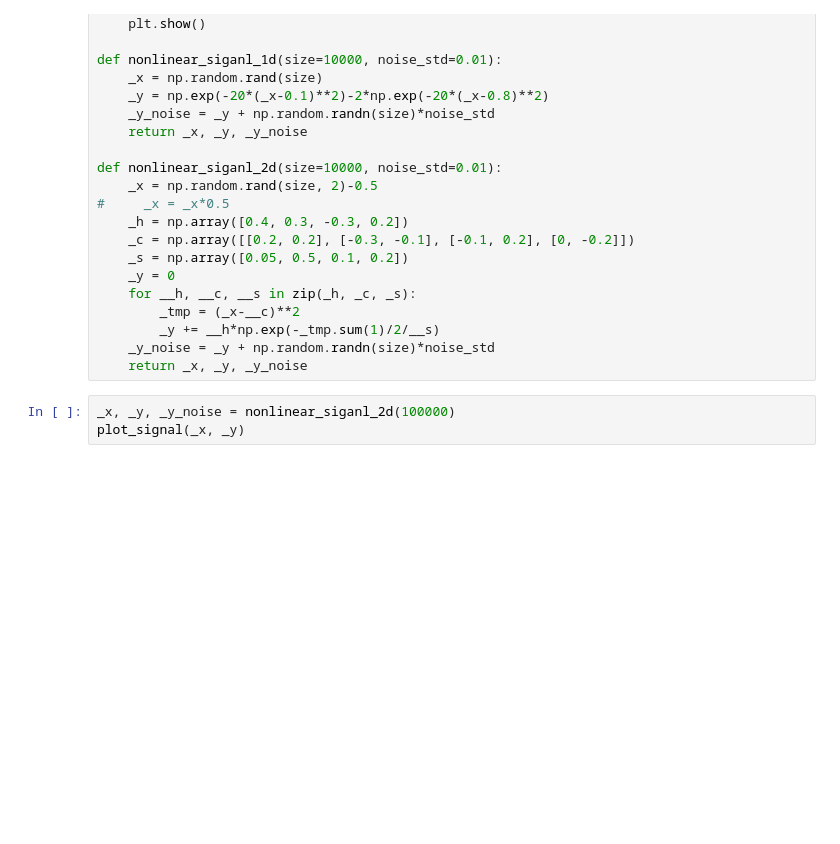
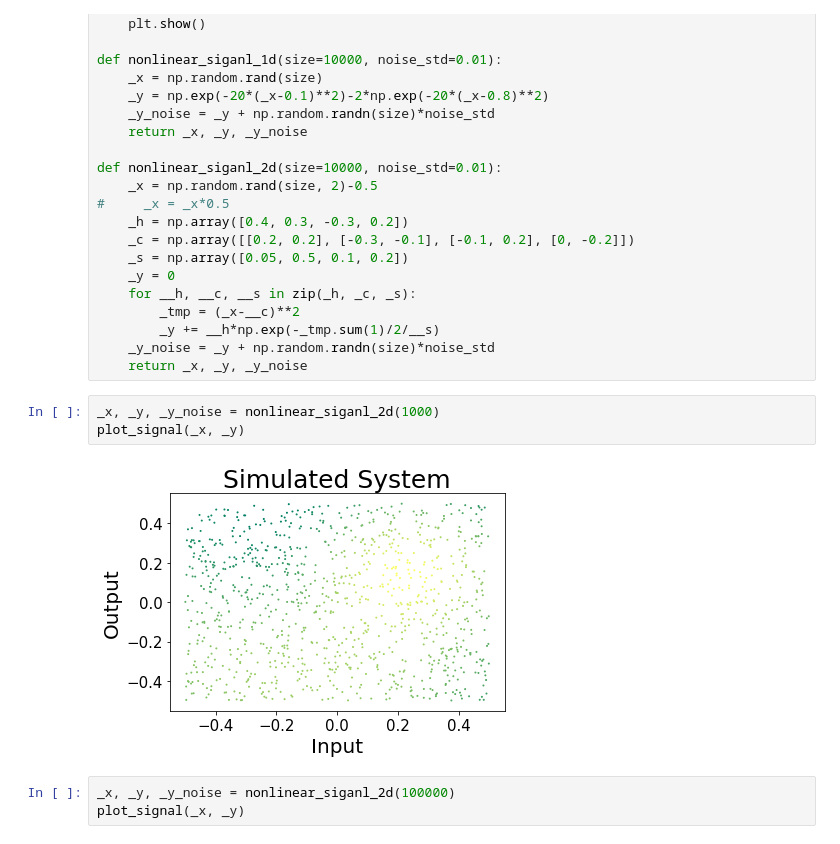
Before and after one commit to asahi417/multi_kernel_nonlinear_modeling, a Jupyter notebook: signal_visualize.ipynb, the cells around one changed output. Saved outputs shown, nothing was run; the diff lists cells and outputs as text; blank space fills up the shorter version.

```diff
--- a/model/signal_visualize.ipynb
+++ b/signal_visualize.ipynb
@@ -39,6 +39,11 @@ def nonlinear_siganl_2d(size=10000, noise_std=0.01):
         _y += __h*np.exp(-_tmp.sum(1)/2/__s)
     _y_noise = _y + np.random.randn(size)*noise_std
     return _x, _y, _y_noise
+# %%
+_x, _y, _y_noise = nonlinear_siganl_2d(1000)
+plot_signal(_x, _y)
+# %% [output]
+[figure, added]
 # %%
 _x, _y, _y_noise = nonlinear_siganl_2d(100000)
 plot_signal(_x, _y)
```
Also changed, not shown: 4 other files.
